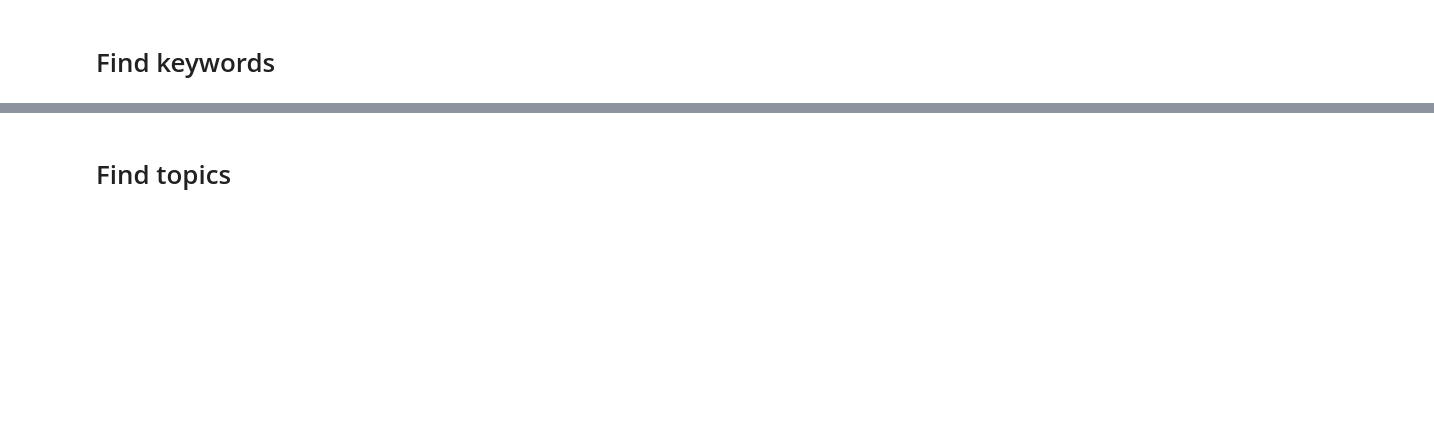
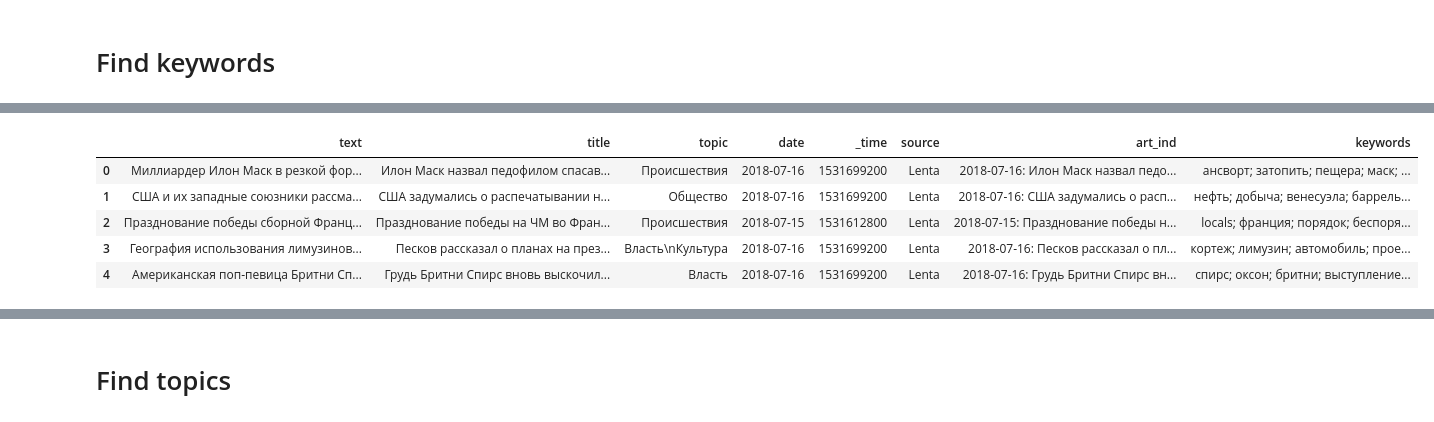
Before and after one commit to annachikina/DataJournalismApp, a Jupyter notebook: notebooks/Data Preprocessing.ipynb, the cells around one changed output, grey strips where cells are left out. Cells and saved outputs as stored; diff of their text form; code cells hidden in the pictures; blank space fills up the shorter version.

```diff
--- a/notebooks/Data Preprocessing.ipynb
+++ b/notebooks/Data Preprocessing.ipynb
@@ -110,3 +110,6 @@ data["art_ind"] = data["date"].astype("str") + ": " + data["title"].apply(lambda
 # new_data.to_parquet("news33_processed")
 # %% [markdown]
 # Find keywords
+# %%
+data_train = data[:10000]
+data_test = data[10000:]
@@ -113,6 +128,13 @@ data["art_ind"] = data["date"].astype("str") + ": " + data["title"].apply(lambda
 # %%
-corpus = data["text"]
+corpus = data_train["text"]
 all_text_keywords, vectorizer = ke.get_keywords(corpus)
 # %%
-data["keywords"] = all_text_keywords
-data.head()
+data_train["keywords"] = all_text_keywords
+data_train.head()
+# %% [output]
+|  | text | title | topic | date | _time | source | art_ind | keywords |
+| 0 | Миллиардер Илон Маск в резкой фор... | Илон Маск назвал педофилом спасав... | Происшествия | 2018-07-16 | 1531699200 | Lenta | 2018-07-16: Илон Маск назвал педо... | ансворт; затопить; пещера; маск; ... |
+| 1 | США и их западные союзники рассма... | США задумались о распечатывании н... | Общество | 2018-07-16 | 1531699200 | Lenta | 2018-07-16: США задумались о расп... | нефть; добыча; венесуэла; баррель... |
+| 2 | Празднование победы сборной Франц... | Празднование победы на ЧМ во Фран... | Происшествия | 2018-07-15 | 1531612800 | Lenta | 2018-07-15: Празднование победы н... | locals; франция; порядок; беспоря... |
+| 3 | География использования лимузинов... | Песков рассказал о планах на през... | Власть\nКультура | 2018-07-16 | 1531699200 | Lenta | 2018-07-16: Песков рассказал о пл... | кортеж; лимузин; автомобиль; прое... |
+| 4 | Американская поп-певица Бритни Сп... | Грудь Бритни Спирс вновь выскочил... | Власть | 2018-07-16 | 1531699200 | Lenta | 2018-07-16: Грудь Бритни Спирс вн... | спирс; оксон; бритни; выступление... |
```
Also changed, not shown: parts of 27 cells of this notebook, 13 other files.
